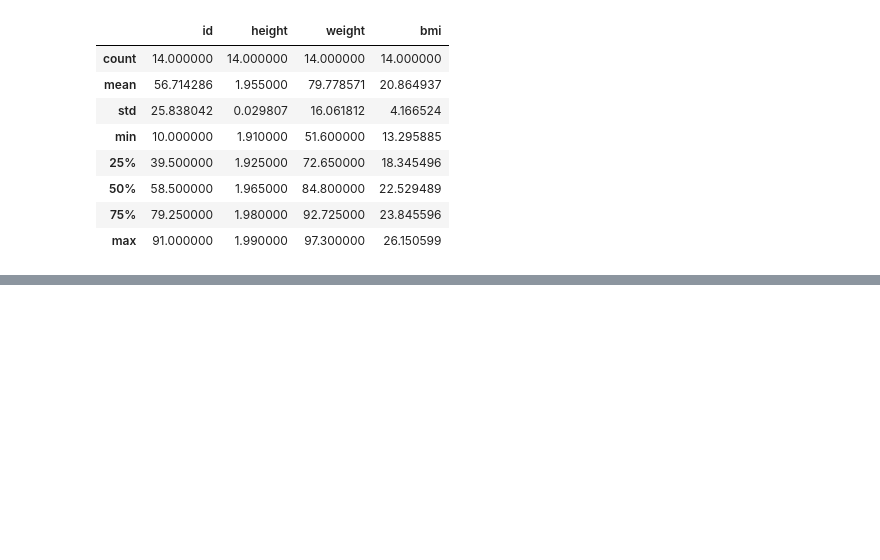
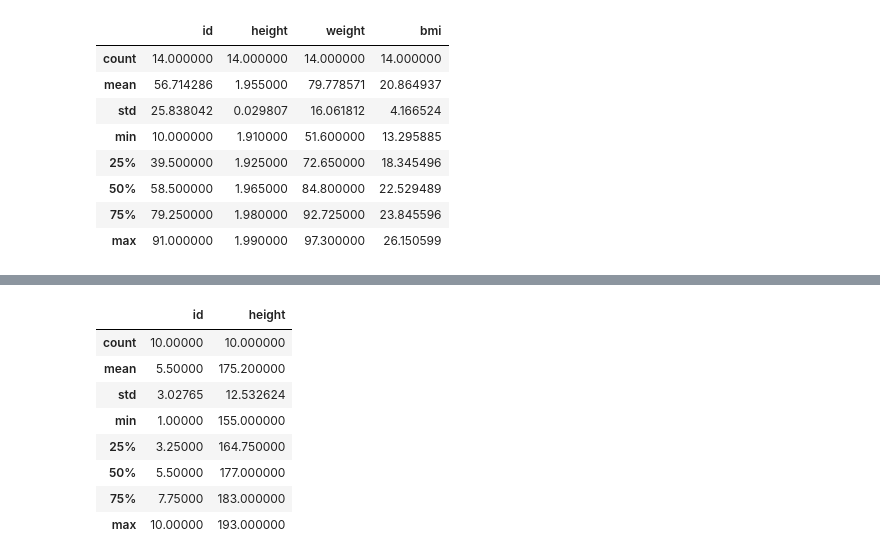
Before and after one commit to Javacream/org.javacream.training.python, a Jupyter notebook: data_analysis/pandas_primer.ipynb, the cells around one changed output, grey strips where cells are left out. Drawn from its saved outputs; the diff is of its cells as text; code cells hidden in the pictures; blank space fills up the shorter version.

```diff
--- a/data_analysis/pandas_primer.ipynb
+++ b/data_analysis/pandas_primer.ipynb
@@ -391,0 +411,12 @@ tall_people_df.describe()
+# %%
+df.describe()
+# %% [output]
+|  | id | height |
+| count | 10.00000 | 10.000000 |
+| mean | 5.50000 | 175.200000 |
+| std | 3.02765 | 12.532624 |
+| min | 1.00000 | 155.000000 |
+| 25% | 3.25000 | 164.750000 |
+| 50% | 5.50000 | 177.000000 |
+| 75% | 7.75000 | 183.000000 |
+| max | 10.00000 | 193.000000 |
```
Also changed, not shown: parts of 3 cells of this notebook.
